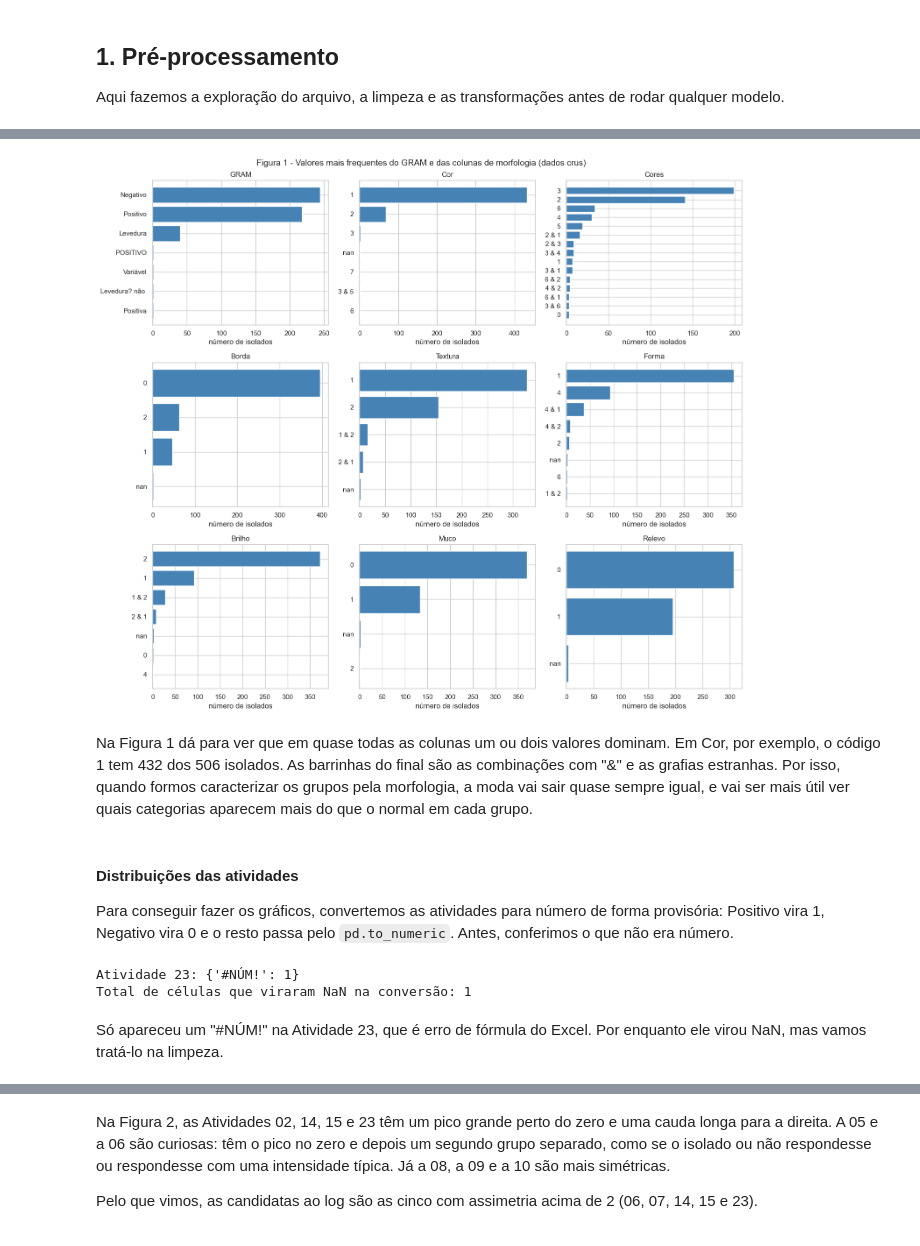
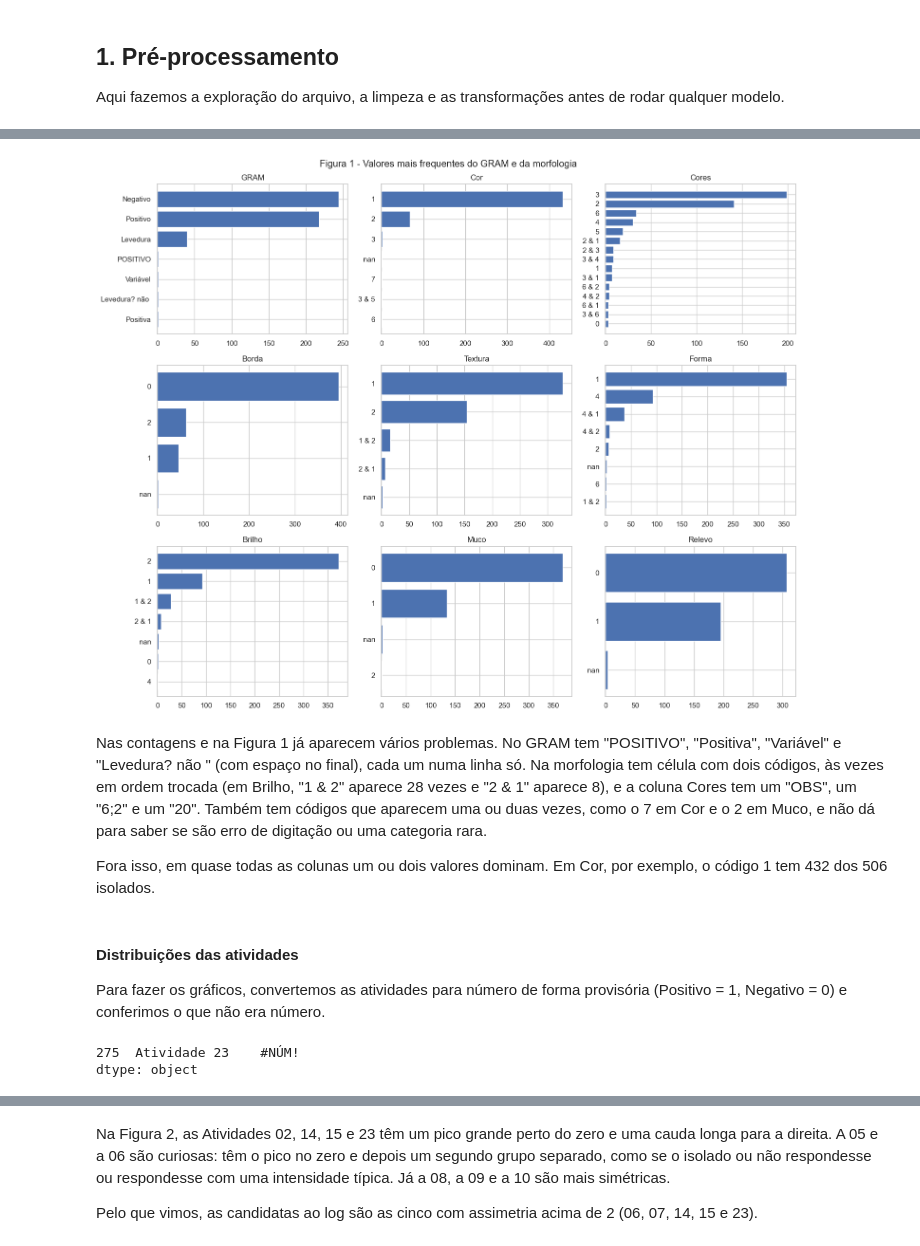
Before and after one commit to dharahadi/t1-aprendizado-maquina, a Jupyter notebook: T1_Regenera.ipynb, the cells around one changed output, grey strips where cells are left out. Cells and saved outputs as stored; diff of their text form; code cells hidden in the pictures.

```diff
--- a/T1_Regenera.ipynb
+++ b/T1_Regenera.ipynb
@@ -87,18 +84,17 @@ df_raw.head()
 | 3 | 1417 | Negativo | 1 | 2 | 0 | 1 | 1 | 2 | 0 | 1 | ... |
 | 4 | 1418 | Positivo | 1 | 3 | 0 | 1 | 4 & 1 | 2 | 0 | 0 | ... |
 # %%
-ID = "n°"  # identificador do isolado
-MORPH = ["Cor", "Cores", "Borda", "Textura", "Forma", "Brilho", "Muco", "Relevo"]  # morfologia da colonia
-ACTS = [c for c in df_raw.columns if c.startswith("Atividade")]  # as 23 atividades
+ID = "n°"
+MORPH = ["Cor", "Cores", "Borda", "Textura", "Forma", "Brilho", "Muco", "Relevo"]
+ACTS = [c for c in df_raw.columns if c.startswith("Atividade")]
 
 
 def A(n):
-    return f"Atividade {n:02d}"  # nome da coluna a partir do numero
+    return f"Atividade {n:02d}"
 
 
-BIN_ACTS = [A(n) for n in (1, 3, 4, 16)]  # binarias
-ORD_ACTS = [A(n) for n in (13, 17, 18, 19, 20, 21, 22)]  # ordinais de 0 a 3
-CONT_ACTS = [A(n) for n in (2, 5, 6, 7, 8, 9, 10, 11, 12, 14, 15, 23)]  # continuas
+BIN_ACTS = [A(n) for n in [1, 3, 4, 16]]
+ORD_ACTS = [A(n) for n in [13, 17, 18, 19, 20, 21, 22]]
+CONT_ACTS = [A(n) for n in [2, 5, 6, 7, 8, 9, 10, 11, 12, 14, 15, 23]]
 
-assert sorted(BIN_ACTS + ORD_ACTS + CONT_ACTS) == sorted(ACTS)  # as tres listas cobrem todas as atividades sem repeticao
-print(f"{len(ACTS)} atividades: {len(BIN_ACTS)} binárias, {len(ORD_ACTS)} ordinais e {len(CONT_ACTS)} contínuas")
+assert sorted(BIN_ACTS + ORD_ACTS + CONT_ACTS) == sorted(ACTS)  # as tres listas cobrem as 23 atividades
@@ -160,9 +142,4 @@ Vamos ver como o GRAM e a morfologia foram escritos na planilha.
 # %%
-CAT_COLS = ["GRAM"] + MORPH  # gram so como referencia, morfologia para caracterizar grupos
-
-for c in CAT_COLS:
-    vc = df_raw[c].value_counts(dropna=False)
-    print(f"--- {c} ({len(vc)} valores, contando o NaN)")
-    print(", ".join(f"{v!r}: {n}" for v, n in vc.items()))  # repr mostra espacos sobrando nas strings
-    print()
+for c in ["GRAM"] + MORPH:
+    print(c, df_raw[c].value_counts(dropna=False).to_dict())
 # %% [output]
@@ -192,34 +155,28 @@ Também tem códigos que aparecem uma ou duas vezes, como o 7 em Cor e o 2 em Mu
 # %%
-fig, axes = plt.subplots(3, 3, figsize=(15, 13))
-for ax, c in zip(axes.ravel(), CAT_COLS):
-    vc = df_raw[c].value_counts(dropna=False).head(15)  # os 15 valores mais frequentes
-    rotulos = [str(v) for v in vc.index]  # str em cada valor para o nan virar rotulo
-    ax.barh(rotulos[::-1], vc.values[::-1], color="steelblue")  # mais frequente no topo
+fig, axes = plt.subplots(3, 3, figsize=(15, 12))
+for ax, c in zip(axes.flat, ["GRAM"] + MORPH):
+    vc = df_raw[c].value_counts(dropna=False).head(15)
+    ax.barh([str(v) for v in vc.index], vc.values)  # str para o nan aparecer como rotulo
+    ax.invert_yaxis()  # mais frequente em cima
     ax.set_title(c)
-    ax.set_xlabel("número de isolados")
-fig.suptitle("Figura 1 - Valores mais frequentes do GRAM e das colunas de morfologia (dados crus)", fontsize=14)
-fig.tight_layout()
+fig.suptitle("Figura 1 - Valores mais frequentes do GRAM e da morfologia")
+plt.tight_layout()
 plt.show()
 # %% [output]
-[figure, old version]
+[figure, new version]
 # %% [markdown]
-Na Figura 1 dá para ver que em quase todas as colunas um ou dois valores dominam. Em Cor, por exemplo, o código 1 tem 432 dos 506 isolados. As barrinhas do final são as combinações com "&" e as grafias estranhas. Por isso, quando formos caracterizar os grupos pela morfologia, a moda vai sair quase sempre igual, e vai ser mais útil ver quais categorias aparecem mais do que o normal em cada grupo.
+Nas contagens e na Figura 1 já aparecem vários problemas. No GRAM tem "POSITIVO", "Positiva", "Variável" e "Levedura? não " (com espaço no final), cada um numa linha só. Na morfologia tem célula com dois códigos, às vezes em ordem trocada (em Brilho, "1 & 2" aparece 28 vezes e "2 & 1" aparece 8), e a coluna Cores tem um "OBS", um "6;2" e um "20". Também tem códigos que aparecem uma ou duas vezes, como o 7 em Cor e o 2 em Muco, e não dá para saber se são erro de digitação ou uma categoria rara.
+
+Fora isso, em quase todas as colunas um ou dois valores dominam. Em Cor, por exemplo, o código 1 tem 432 dos 506 isolados.
 # %% [markdown]
 #### Distribuições das atividades
 
-Para conseguir fazer os gráficos, convertemos as atividades para número de forma provisória: Positivo vira 1, Negativo vira 0 e o resto passa pelo `pd.to_numeric`. Antes, conferimos o que não era número.
+Para fazer os gráficos, convertemos as atividades para número de forma provisória (Positivo = 1, Negativo = 0) e conferimos o que não era número.
 # %%
-acts_txt = df_raw[ACTS].replace({"Positivo": "1", "Negativo": "0"})  # binarias escritas por extenso
-acts_num = acts_txt.apply(pd.to_numeric, errors="coerce")  # conversao provisoria, so para explorar
-
-perdidos = acts_txt.notna() & acts_num.isna()  # tinha texto e virou nan na conversao
-for c in ACTS:
-    if perdidos[c].any():
-        print(f"{c}: {acts_txt.loc[perdidos[c], c].value_counts().to_dict()}")
-print(f"Total de células que viraram NaN na conversão: {perdidos.values.sum()}")
+acts_txt = df_raw[ACTS].replace({"Positivo": "1", "Negativo": "0"})
+acts_num = acts_txt.apply(pd.to_numeric, errors="coerce")  # provisorio, so para explorar
+acts_txt[acts_num.isna() & acts_txt.notna()].stack()  # valores que nao eram numero
 # %% [output]
-Atividade 23: {'#NÚM!': 1}
-Total de células que viraram NaN na conversão: 1
+275  Atividade 23    #NÚM!
+dtype: object
-# %% [markdown]
-Só apareceu um "#NÚM!" na Atividade 23, que é erro de fórmula do Excel. Por enquanto ele virou NaN, mas vamos tratá-lo na limpeza.
 # %%
```
Also changed, not shown: parts of 32 cells of this notebook.
